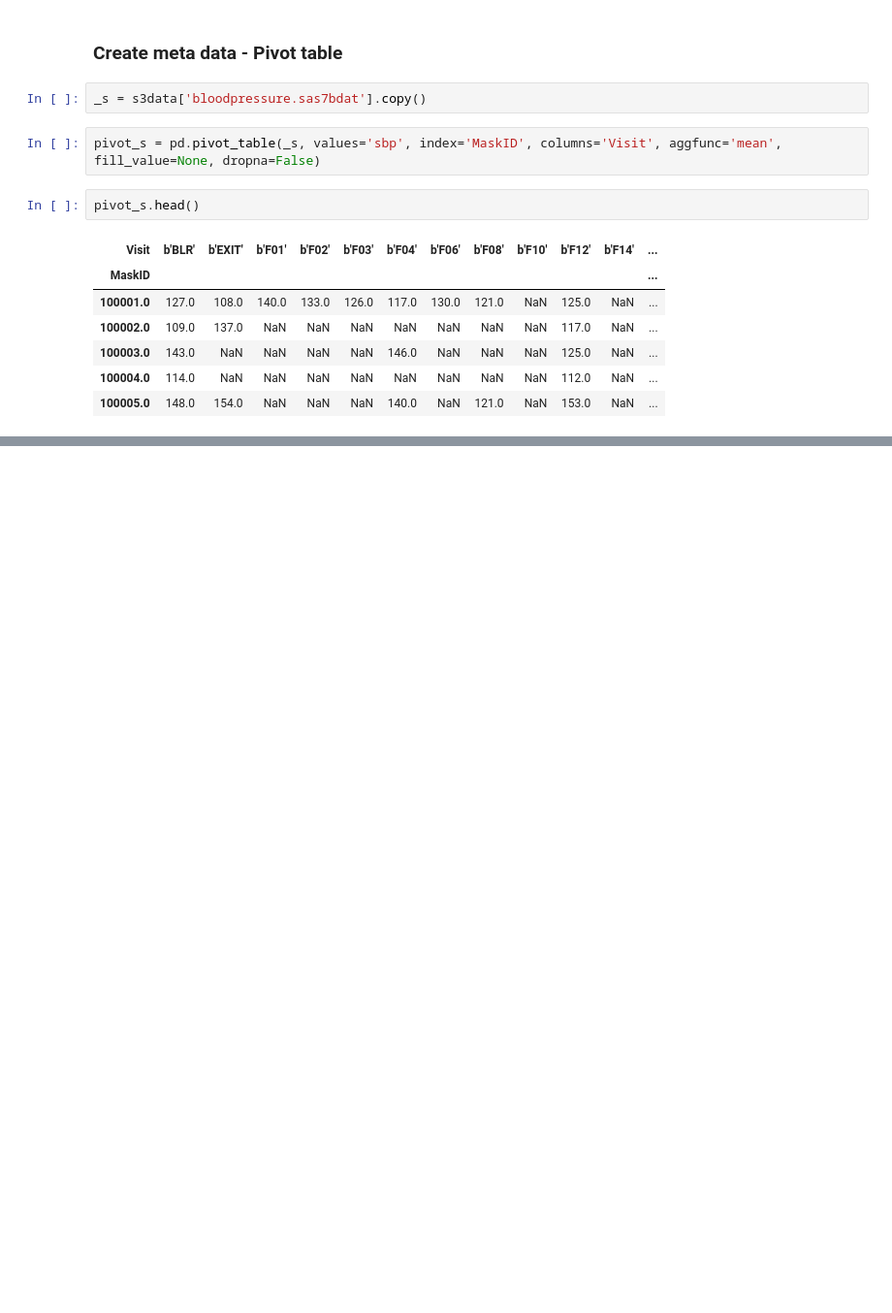
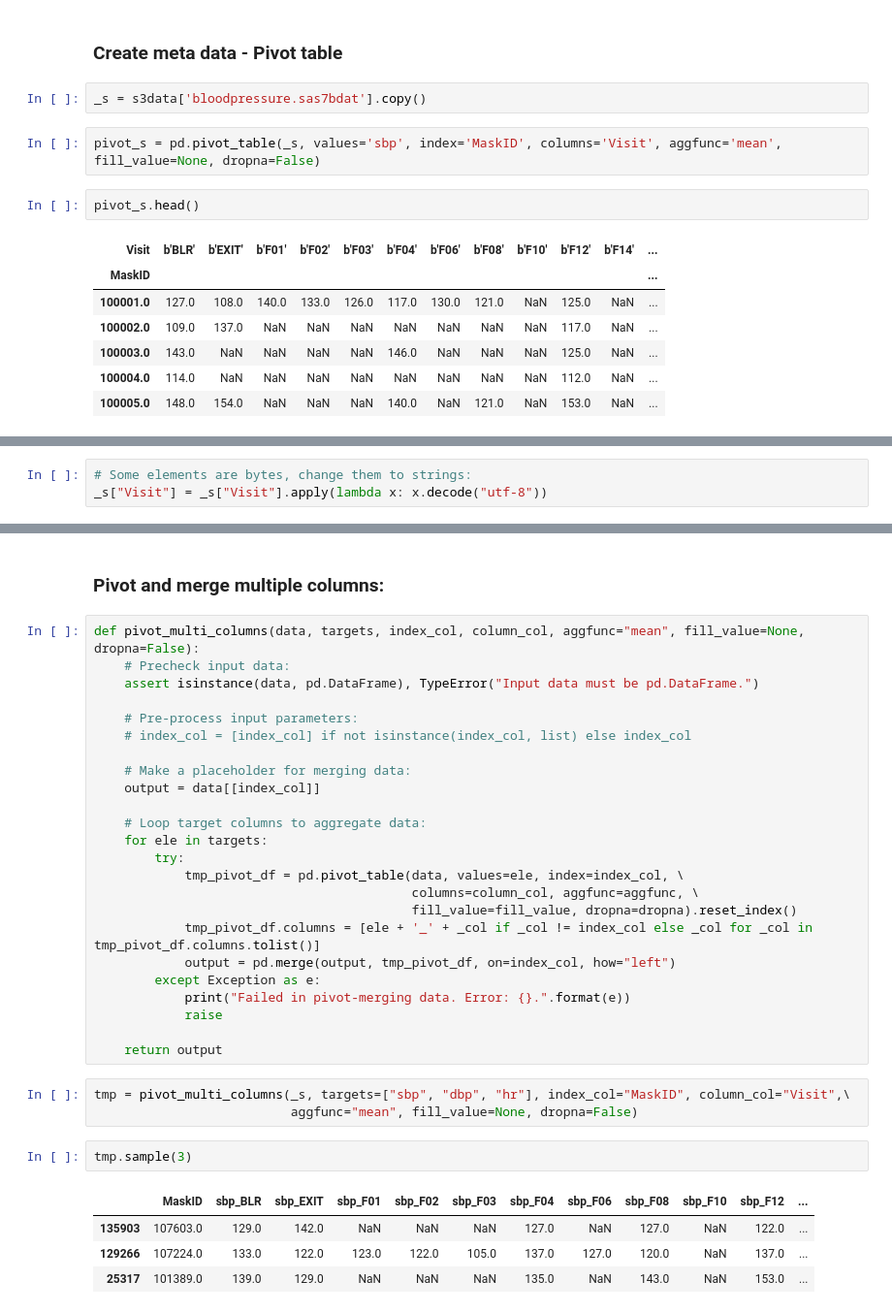
Before and after one commit to helloniki77/DWPaper-1, a Jupyter notebook: DataAnalysis.ipynb, the cells around one changed output, grey strips where cells are left out. Shown at 97% size. Cells and saved outputs as stored; diff of their text form; blank space fills up the shorter version.

```diff
--- a/DataAnalysis.ipynb
+++ b/DataAnalysis.ipynb
@@ -92,0 +97,3 @@ pivot_s.head()
+# %%
+# Some elements are bytes, change them to strings:
+_s["Visit"] = _s["Visit"].apply(lambda x: x.decode("utf-8"))
@@ -92,0 +107,36 @@ pivot_s.head()
+# %% [markdown]
+### Pivot and merge multiple columns:
+# %%
+def pivot_multi_columns(data, targets, index_col, column_col, aggfunc="mean", fill_value=None, dropna=False):
+    # Precheck input data:
+    assert isinstance(data, pd.DataFrame), TypeError("Input data must be pd.DataFrame.")
+
+    # Pre-process input parameters:
+    # index_col = [index_col] if not isinstance(index_col, list) else index_col
+
+    # Make a placeholder for merging data:
+    output = data[[index_col]]
+
+    # Loop target columns to aggregate data:
+    for ele in targets:
+        try:
+            tmp_pivot_df = pd.pivot_table(data, values=ele, index=index_col, \
+                                          columns=column_col, aggfunc=aggfunc, \
+                                          fill_value=fill_value, dropna=dropna).reset_index()
+            tmp_pivot_df.columns = [ele + '_' + _col if _col != index_col else _col for _col in tmp_pivot_df.columns.tolist()]
+            output = pd.merge(output, tmp_pivot_df, on=index_col, how="left")
+        except Exception as e:
+            print("Failed in pivot-merging data. Error: {}.".format(e))
+            raise
+
+    return output
+# %%
+tmp = pivot_multi_columns(_s, targets=["sbp", "dbp", "hr"], index_col="MaskID", column_col="Visit",\
+                          aggfunc="mean", fill_value=None, dropna=False)
+# %%
+tmp.sample(3)
+# %% [output]
+|  | MaskID | sbp_BLR | sbp_EXIT | sbp_F01 | sbp_F02 | sbp_F03 | sbp_F04 | sbp_F06 | sbp_F08 | sbp_F10 | sbp_F12 | ... |
+| 135903 | 107603.0 | 129.0 | 142.0 | NaN | NaN | NaN | 127.0 | NaN | 127.0 | NaN | 122.0 | ... |
+| 129266 | 107224.0 | 133.0 | 122.0 | 123.0 | 122.0 | 105.0 | 137.0 | 127.0 | 120.0 | NaN | 137.0 | ... |
+| 25317 | 101389.0 | 139.0 | 129.0 | NaN | NaN | NaN | 135.0 | NaN | 143.0 | NaN | 153.0 | ... |
```
Also changed, not shown: parts of 7 cells of this notebook.
